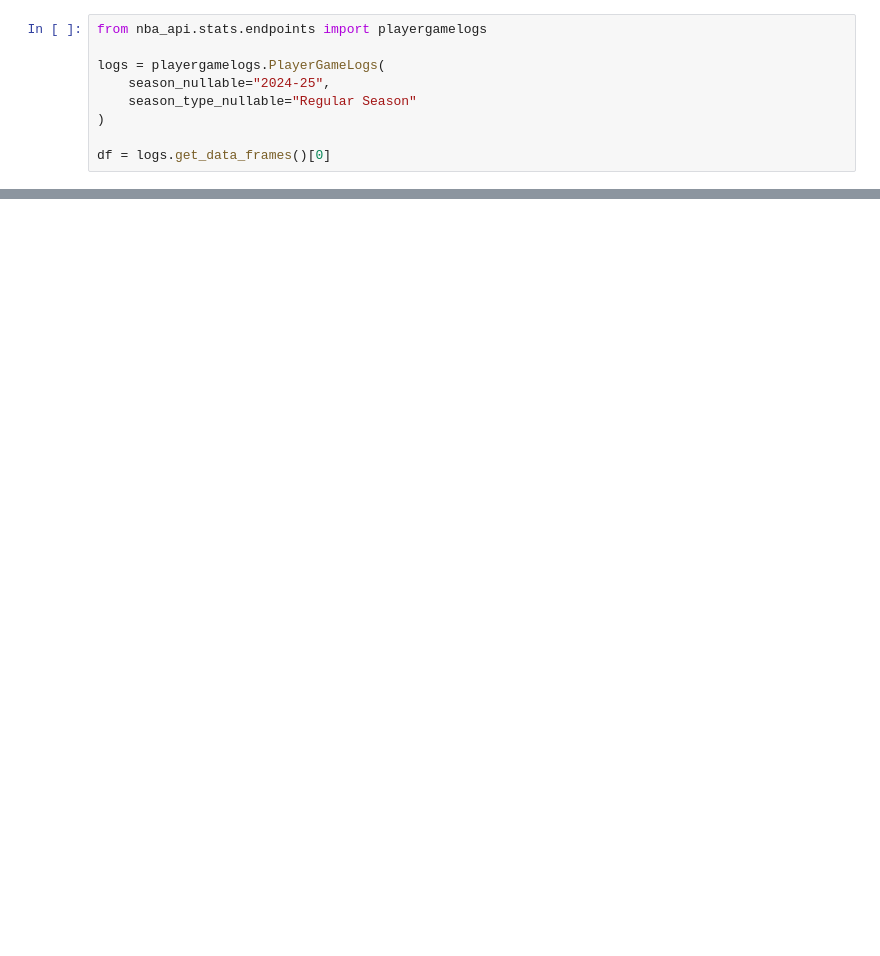
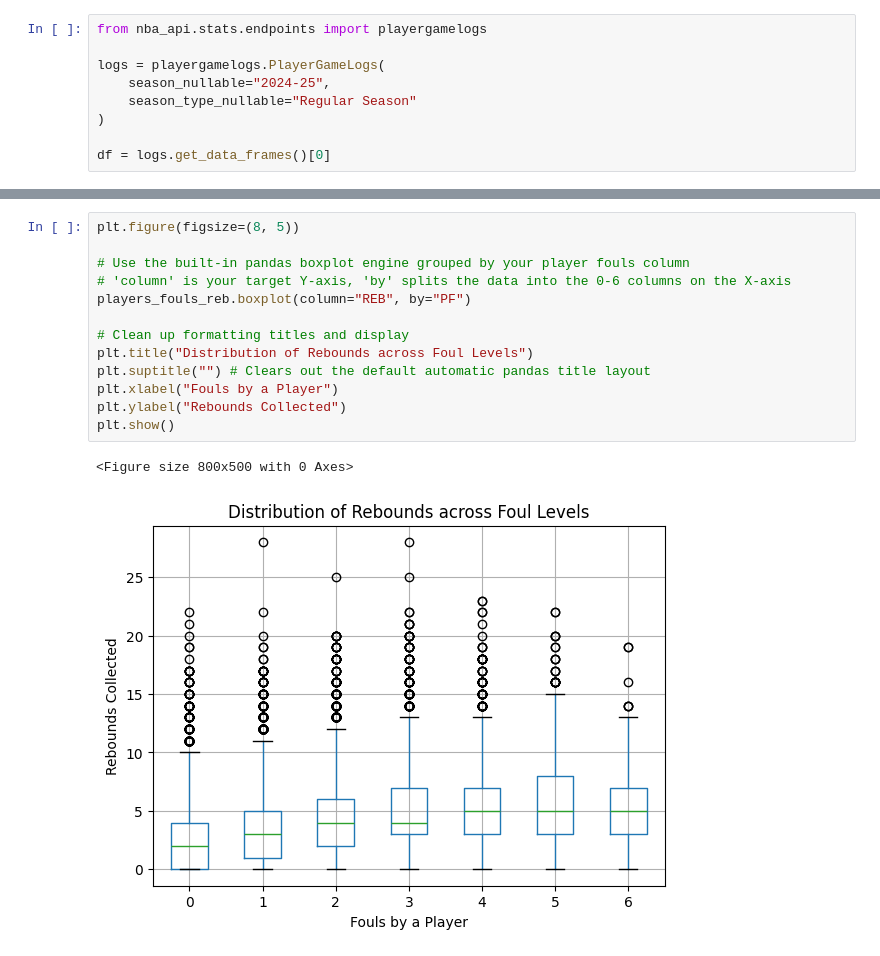
Before and after one commit to ElijahJeu/nba-rebound-prediction, a Jupyter notebook: notebooks/Feature Investigation/Player Opportunity & Availability (Volume)/02_eda_player_fouls.ipynb, the cells around one changed output, grey strips where cells are left out. Drawn from its saved outputs; the diff is of its cells as text; blank space fills up the shorter version.

```diff
--- a/notebooks/Feature Investigation/Player Opportunity & Availability (Volume)/02_eda_player_fouls.ipynb
+++ b/notebooks/Feature Investigation/Player Opportunity & Availability (Volume)/02_eda_player_fouls.ipynb
@@ -52 +52,17 @@ plt.show()
 [figure]
+# %%
+plt.figure(figsize=(8, 5))
+
+# Use the built-in pandas boxplot engine grouped by your player fouls column
+# 'column' is your target Y-axis, 'by' splits the data into the 0-6 columns on the X-axis
+players_fouls_reb.boxplot(column="REB", by="PF")
+
+# Clean up formatting titles and display
+plt.title("Distribution of Rebounds across Foul Levels")
+plt.suptitle("") # Clears out the default automatic pandas title layout
+plt.xlabel("Fouls by a Player")
+plt.ylabel("Rebounds Collected")
+plt.show()
+# %% [output]
+<Figure size 800x500 with 0 Axes>
+[figure, added]
```
Also changed, not shown: parts of 3 cells of this notebook, 3 other files.
